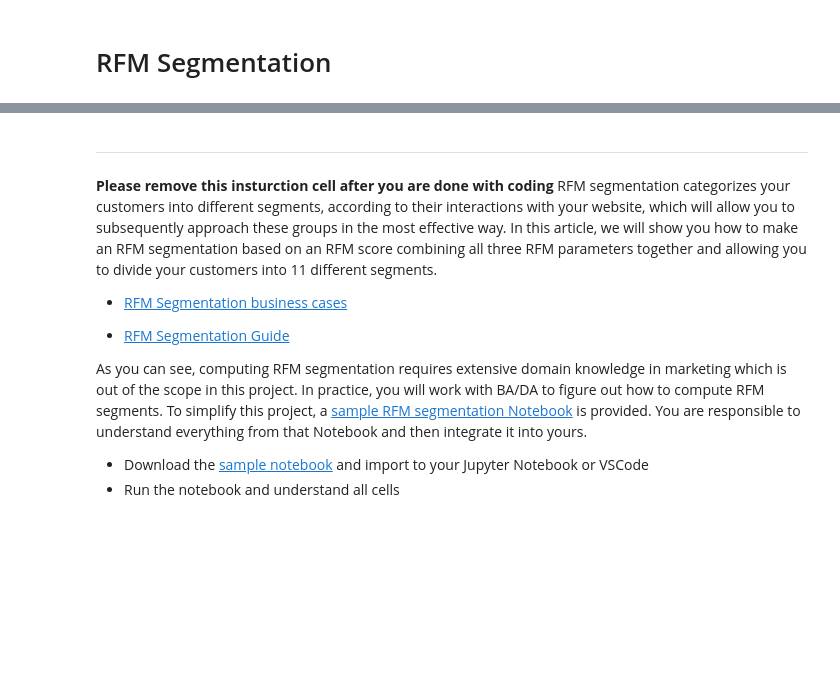
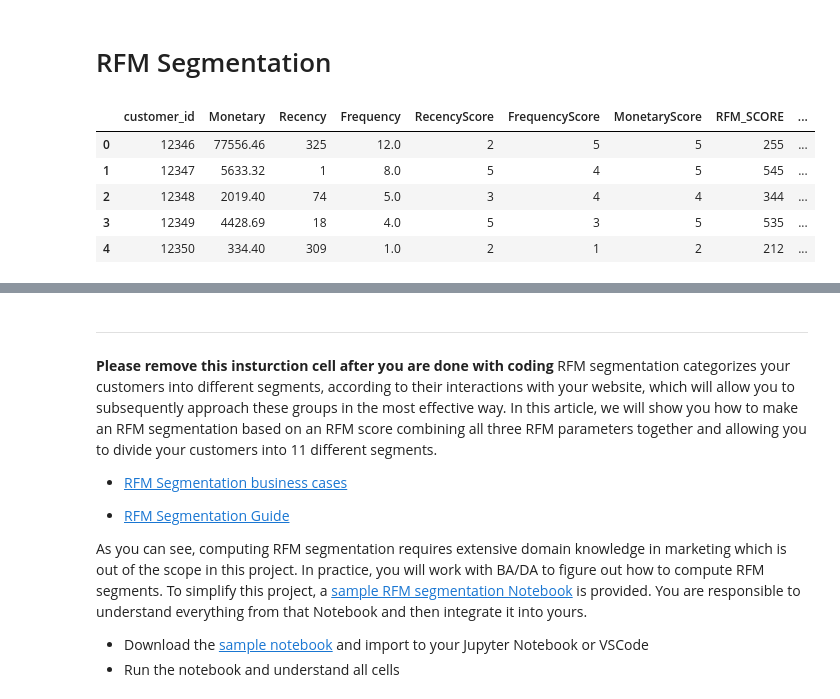
Before and after one commit to jarviscanada/jarvis_data_eng_SumikshTrehan, a Jupyter notebook: python_data_analytics/retail_data_analytics_wrangling.ipynb, the cells around one changed output, grey strips where cells are left out. Saved outputs shown, nothing was run; the diff lists cells and outputs as text; code cells hidden in the pictures; blank space fills up the shorter version.

```diff
--- a/python_data_analytics/retail_data_analytics_wrangling.ipynb
+++ b/python_data_analytics/retail_data_analytics_wrangling.ipynb
@@ -748,2 +799,29 @@ print(rfm.head())
 # %% [markdown]
 # RFM Segmentation
+# %%
+#segmenting of customers according to RecencyScore and FrequencyScore values
+seg_map = {
+    r'[1-2][1-2]': 'Hibernating',
+    r'[1-2][3-4]': 'At Risk',
+    r'[1-2]5': 'Can\'t Lose',
+    r'3[1-2]': 'About to Sleep',
+    r'33': 'Need Attention',
+    r'[3-4][4-5]': 'Loyal Customers',
+    r'41': 'Promising',
+    r'51': 'New Customers',
+    r'[4-5][2-3]': 'Potential Loyalists',
+    r'5[4-5]': 'Champions'
+}
+
+#creation of segment variable
+rfm_table['Segment'] = rfm_table['RecencyScore'].astype(str) + rfm_table['FrequencyScore'].astype(str)
+rfm_table['Segment'] = rfm_table['Segment'].replace(seg_map, regex=True)
+
+rfm_table.head()
+# %% [output]
+|  | customer_id | Monetary | Recency | Frequency | RecencyScore | FrequencyScore | MonetaryScore | RFM_SCORE | ... |
+| 0 | 12346 | 77556.46 | 325 | 12.0 | 2 | 5 | 5 | 255 | ... |
+| 1 | 12347 | 5633.32 | 1 | 8.0 | 5 | 4 | 5 | 545 | ... |
+| 2 | 12348 | 2019.40 | 74 | 5.0 | 3 | 4 | 4 | 344 | ... |
+| 3 | 12349 | 4428.69 | 18 | 4.0 | 5 | 3 | 5 | 535 | ... |
+| 4 | 12350 | 334.40 | 309 | 1.0 | 2 | 1 | 2 | 212 | ... |
```
Also changed, not shown: parts of 10 cells of this notebook.
